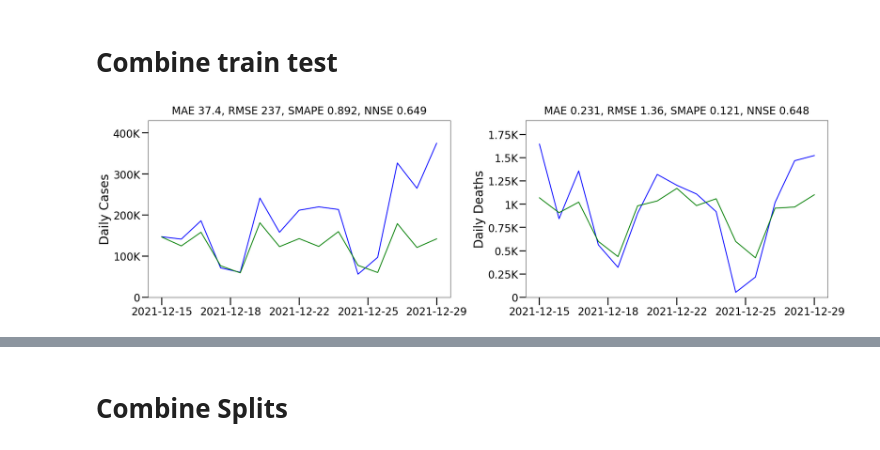
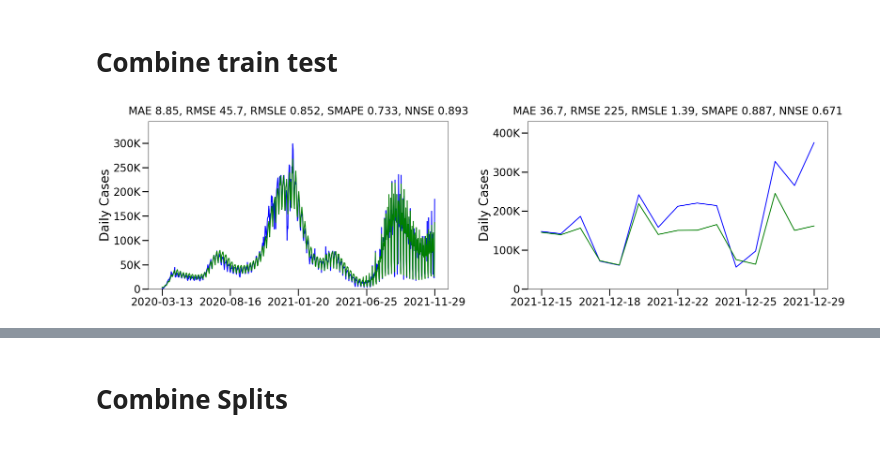
Before and after one commit to Data-ScienceHub/gpce-covid, a Jupyter notebook: TFT-pytorch/notebook/Plot prediction.ipynb, the cells around one changed output, grey strips where cells are left out. Cells and saved outputs as stored; diff of their text form; code cells hidden in the pictures.

```diff
--- a/TFT-pytorch/notebook/Plot prediction.ipynb
+++ b/TFT-pytorch/notebook/Plot prediction.ipynb
@@ -26,13 +26,6 @@ validation = results[results['split']=='validation']
 test = results[results['split']=='test']
 
 test_end = validation['Date'].max() + pd.to_timedelta(15, unit='D')
-test = test[test['Date']<= test_end]
-
-# first_date = pd.to_datetime('12-15-2021')
-# last_date = pd.to_datetime('12-29-2021')
-# test = results[(first_date <= results['Date']) & (results['Date']<= last_date)]
-
-# results.to_csv(os.path.join(figPath, 'predictions.csv'), index=False)
 # %% [markdown]
 # Plot train validation test
 # %%
@@ -85,11 +62,11 @@ data = [train, test]
 
 for index in range(2):
     ax = axes[index]
-    df = test
-    target = targets[index]
+    df = data[index]
+    target = targets[0]
 
-    mae, rmse, smape, nnse = calculate_result(df[target], df[f'Predicted_{target}'])
-    title = f'MAE {mae:0.3g}, RMSE {rmse:0.3g}, SMAPE {smape:0.3g}, NNSE {nnse:0.3g}'
+    mae, rmse, rmsle, smape, nnse = calculate_result(df[target], df[f'Predicted_{target}'])
+    title = f'MAE {mae:0.3g}, RMSE {rmse:0.3g}, RMSLE {rmsle:0.3g}, SMAPE {smape:0.3g}, NNSE {nnse:0.3g}'
 
     # if index == 0: ax.set_title(f'Train: {title}')
     ax.set_title(title, pad=15)
@@ -106,32 +83,32 @@ for index in range(2):
     x_last_tick = df[x_column].max()
     x_major_ticks = DATE_TICKS
     ax.set_xticks(
         [x_first_tick + (x_last_tick - x_first_tick) * i / (x_major_ticks - 1) for i in range(x_major_ticks)]
     )
 
     # for tick in ax.get_xticklabels():
     #     tick.set_rotation(15)
     if y_max>1e3:
         label_text = []
         for loc in ax.get_yticks():
             if loc == 0:
                 label_text.append('0')
             else:
                 label_text.append(f'{loc/1e3:0.5g}K')
 
         ax.set_yticklabels(label_text)
 
     # if index==0:
     #     ax.legend(loc='upper left', framealpha=0.3, edgecolor="black")
 
 # legend_labels = ax.get_legend_handles_labels()[-1]
 # fig.legend(
 #     labels=legend_labels, loc='upper left', bbox_to_anchor=(0.35, 0.01),
 #     ncol=len(legend_labels), bbox_transform=fig.transFigure, edgecolor="black"
 # )
 # fig.supylabel('Daily Cases', x=0.01)
 fig.tight_layout()
-plt.savefig(os.path.join(figPath, 'Test_combined.jpg'), dpi=DPI, bbox_inches="tight")
+# plt.savefig(os.path.join(figPath, 'Test_combined.jpg'), dpi=DPI, bbox_inches="tight")
 plt.show()
 # %% [output]
-[figure, old version]
+[figure, new version]
```
Also changed, not shown: parts of 8 cells of this notebook, 10 other files.
